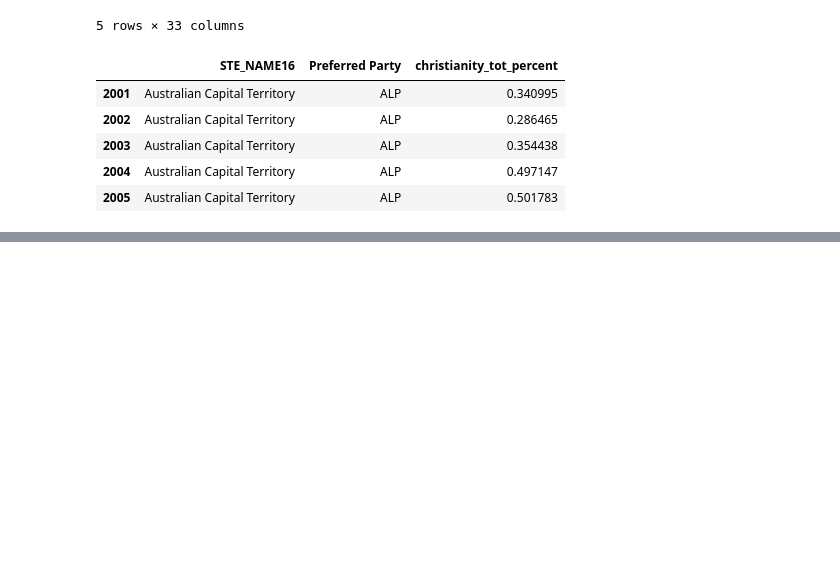
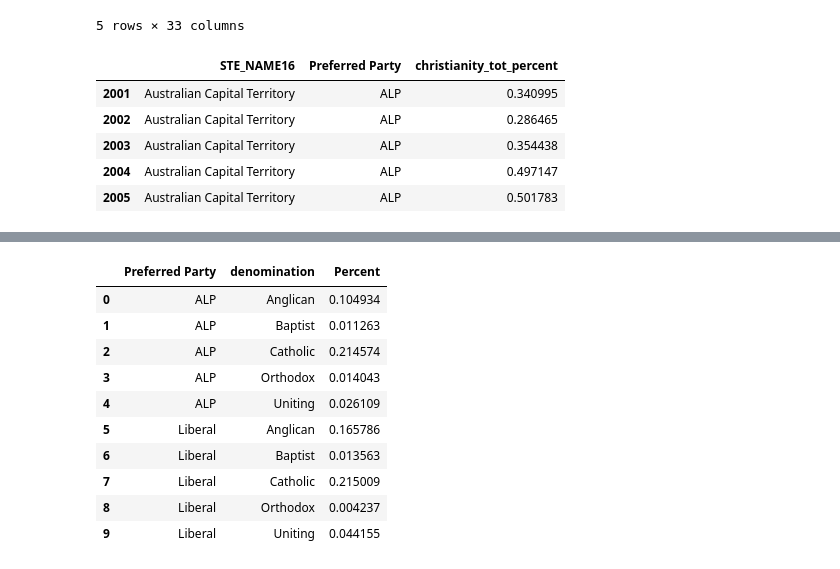
Before and after one commit to will-kent/Python, a Jupyter notebook: Data Visualisation/Federal Election 2019/Jupyter Notebooks/Plot_Christianity_Total.ipynb, the cells around one changed output, grey strips where cells are left out. Saved outputs shown, nothing was run; the diff lists cells and outputs as text; code cells hidden in the pictures; blank space fills up the shorter version.

```diff
--- a/Data Visualisation/Federal Election 2019/Jupyter Notebooks/Plot_Christianity_Total.ipynb
+++ b/Data Visualisation/Federal Election 2019/Jupyter Notebooks/Plot_Christianity_Total.ipynb
@@ -68,0 +109,16 @@ fig.savefig("tpp_christians.png", dpi = 300, bbox_inches = "tight")
+# %%
+ddf = ddf.groupby(["Preferred Party", "denomination"]).median()
+ddf.reset_index(inplace = True)
+ddf.head(10)
+# %% [output]
+|  | Preferred Party | denomination | Percent |
+| 0 | ALP | Anglican | 0.104934 |
+| 1 | ALP | Baptist | 0.011263 |
+| 2 | ALP | Catholic | 0.214574 |
+| 3 | ALP | Orthodox | 0.014043 |
+| 4 | ALP | Uniting | 0.026109 |
+| 5 | Liberal | Anglican | 0.165786 |
+| 6 | Liberal | Baptist | 0.013563 |
+| 7 | Liberal | Catholic | 0.215009 |
+| 8 | Liberal | Orthodox | 0.004237 |
+| 9 | Liberal | Uniting | 0.044155 |
```
Also changed, not shown: parts of 5 cells of this notebook, 6 other files.
